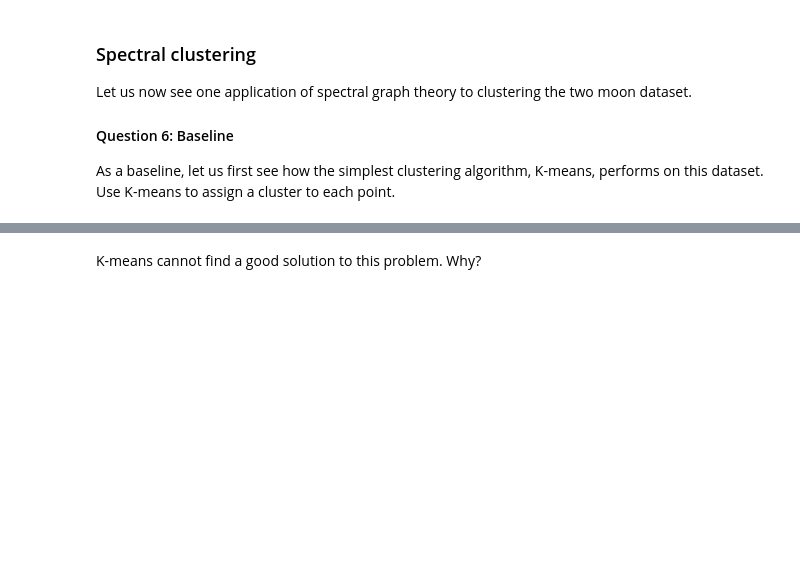
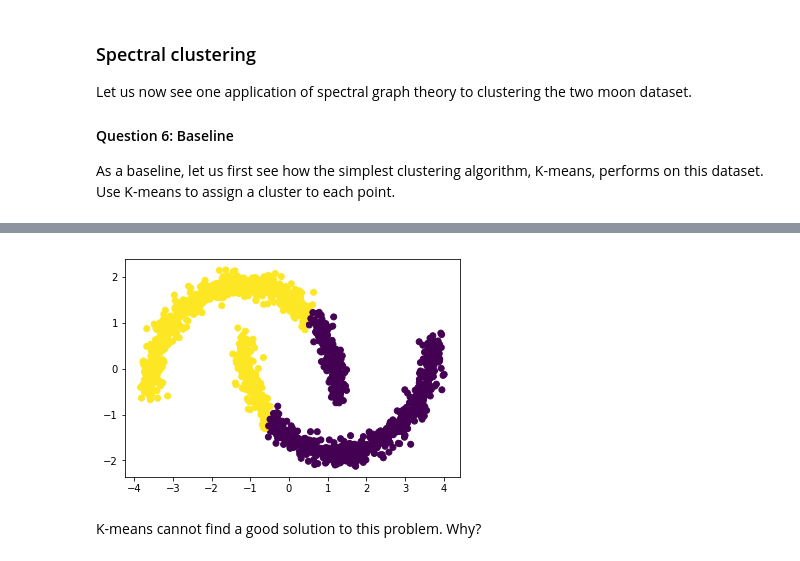
Before and after one commit to JelenaBanjac/network-science-and-graphs, a Jupyter notebook: 2_learning_with_graphs.ipynb, the cells around one changed output, grey strips where cells are left out. Drawn from its saved outputs; the diff is of its cells as text; code cells hidden in the pictures; blank space fills up the shorter version.

```diff
--- a/2_learning_with_graphs.ipynb
+++ b/2_learning_with_graphs.ipynb
@@ -216,8 +218,10 @@ As a baseline, let us first see how the simplest clustering algorithm, K-means,
 # %%
 from sklearn.cluster import KMeans
 
+kmeans = KMeans(n_clusters=2, n_init=10, max_iter=50, tol=0.0001)
+
 # Your code here
-y_pred =  # Vector with cluster assignments
+y_pred =  kmeans.fit_predict(X)
 plt.scatter(X[:, 0], X[:, 1], c=y_pred)
 plt.show()
 # %% [output]
@@ -225,3 +228,4 @@ SyntaxError: invalid syntax (<ipython-input-121-db9b7f704fad>, line 4)
+[figure, added]
 # %% [markdown]
 K-means cannot find a good solution to this problem. Why?
 # %% [markdown]
```
Also changed, not shown: parts of 16 cells of this notebook.
